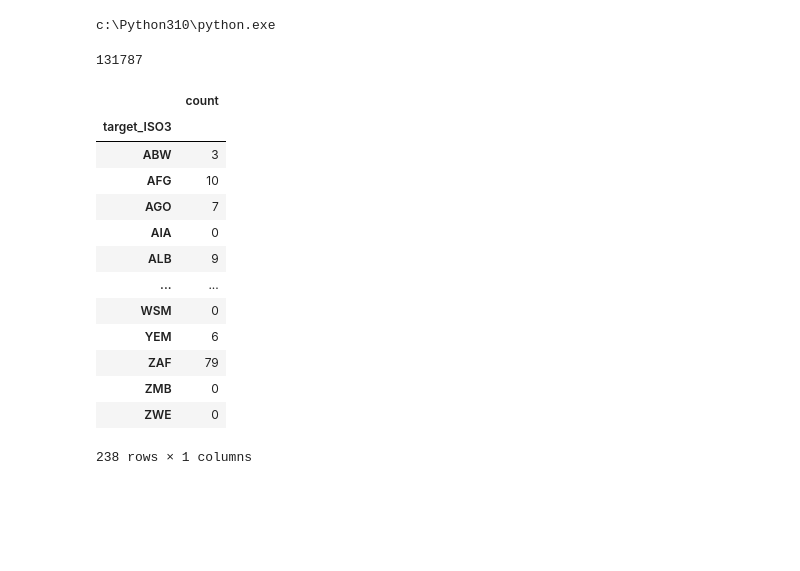
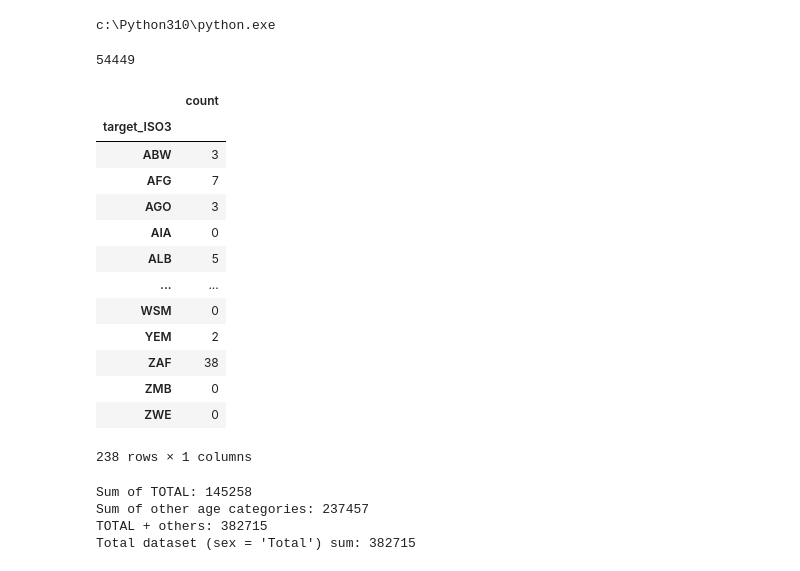
Before and after one commit to jatofi-official/migration-eu-analysis, a Jupyter notebook: Notebooks/Slovenska_Emigracia_Ado.ipynb, the cells around one changed output. Cells and saved outputs as stored; diff of their text form; code cells hidden in the pictures; blank space fills up the shorter version.

Commit message:
"Completed" Slovak emigration

```diff
--- a/Notebooks/Slovenska_Emigracia_Ado.ipynb
+++ b/Notebooks/Slovenska_Emigracia_Ado.ipynb
@@ -102,23 +135,38 @@ print(sys.executable)
 # %% [output]
 c:\Python310\python.exe
 # %%
-into_countries = emigr.query("sex == 'Total'").loc[:,['target_ISO3', 'count']].groupby('target_ISO3').sum()
+into_countries = emigr.query("sex == 'Total' and age == 'TOTAL'").loc[:,['target_ISO3', 'count']].groupby('target_ISO3').sum()
 print(into_countries['count'].sum())
 display(into_countries)
+
 draw_choropleth(into_countries, column = 'count', save_name=False)
+
+
+# debug:
+totals = emigr.query("age == 'TOTAL' and sex == 'Total'")
+non_totals = emigr.query("age != 'TOTAL' and sex == 'Total'")
+
+print("Sum of TOTAL:", totals['count'].sum())
+print("Sum of other age categories:", non_totals['count'].sum())
+print("TOTAL + others:", totals['count'].sum() + non_totals['count'].sum())
+print("Total dataset (sex = 'Total') sum:", emigr.query("sex == 'Total'")['count'].sum())
 # %% [output]
-131787
+54449
 |  | count |
 | target_ISO3 |  |
 | ABW | 3 |
-| AFG | 10 |
-| AGO | 7 |
+| AFG | 7 |
+| AGO | 3 |
 | AIA | 0 |
-| ALB | 9 |
+| ALB | 5 |
 | ... | ... |
 | WSM | 0 |
-| YEM | 6 |
-| ZAF | 79 |
+| YEM | 2 |
+| ZAF | 38 |
 | ZMB | 0 |
 | ZWE | 0 |
 238 rows × 1 columns
+Sum of TOTAL: 145258
+Sum of other age categories: 237457
+TOTAL + others: 382715
+Total dataset (sex = 'Total') sum: 382715
```
Also changed, not shown: parts of 6 cells of this notebook.
